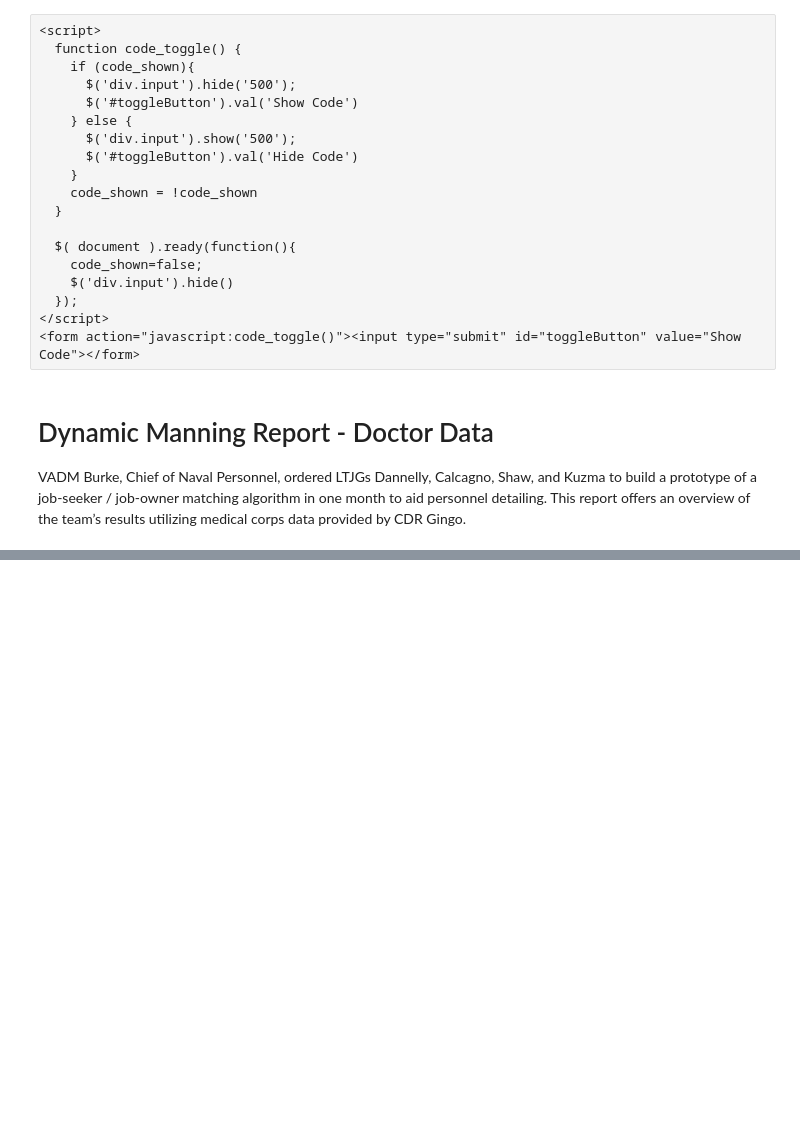
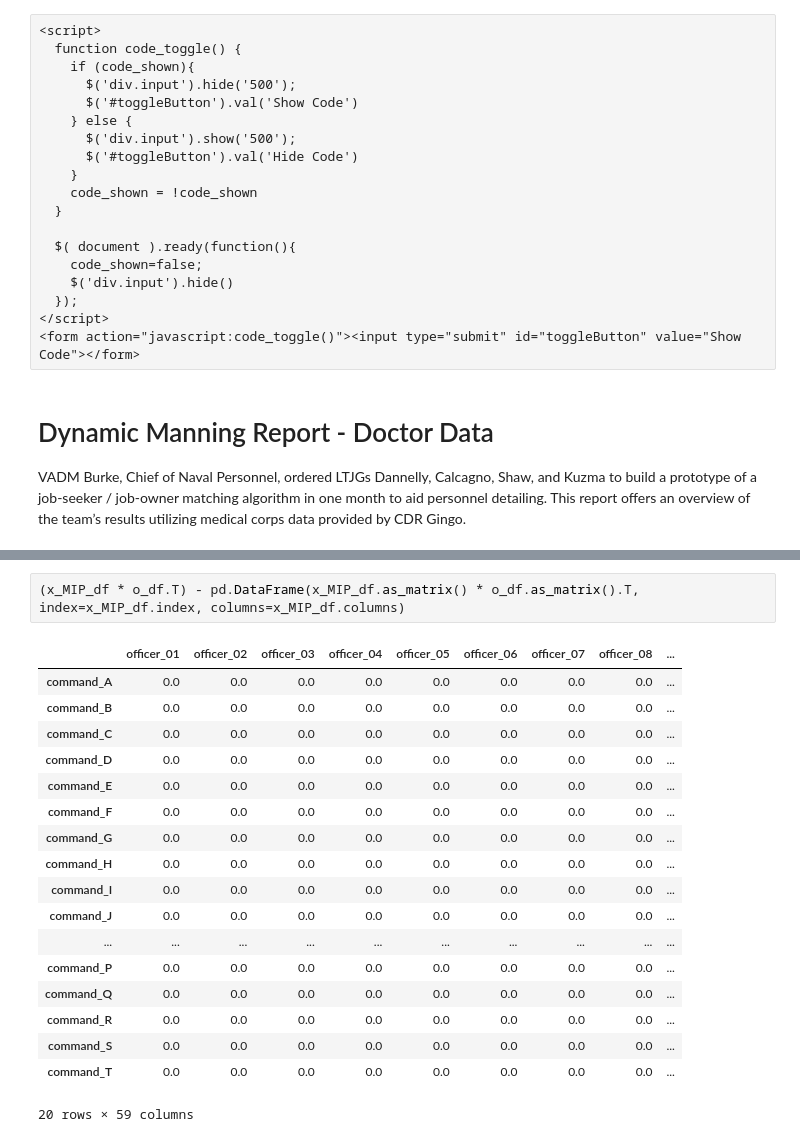
Before and after one commit to ieshaw/Dynamic_Manning, a Jupyter notebook: Code/Metrics_and_Match_Template.ipynb, the cells around one changed output, grey strips where cells are left out. Drawn from its saved outputs; the diff is of its cells as text; blank space fills up the shorter version.

```diff
--- a/Code/Metrics_and_Match_Template.ipynb
+++ b/Code/Metrics_and_Match_Template.ipynb
@@ -344,0 +281,21 @@ array([[ 361.,  676.,  361., ...,  400.,  576.,  441.],
+# %%
+(x_MIP_df * o_df.T) - pd.DataFrame(x_MIP_df.as_matrix() * o_df.as_matrix().T, index=x_MIP_df.index, columns=x_MIP_df.columns)
+# %% [output]
+|  | officer_01 | officer_02 | officer_03 | officer_04 | officer_05 | officer_06 | officer_07 | officer_08 | ... |
+| command_A | 0.0 | 0.0 | 0.0 | 0.0 | 0.0 | 0.0 | 0.0 | 0.0 | ... |
+| command_B | 0.0 | 0.0 | 0.0 | 0.0 | 0.0 | 0.0 | 0.0 | 0.0 | ... |
+| command_C | 0.0 | 0.0 | 0.0 | 0.0 | 0.0 | 0.0 | 0.0 | 0.0 | ... |
+| command_D | 0.0 | 0.0 | 0.0 | 0.0 | 0.0 | 0.0 | 0.0 | 0.0 | ... |
+| command_E | 0.0 | 0.0 | 0.0 | 0.0 | 0.0 | 0.0 | 0.0 | 0.0 | ... |
+| command_F | 0.0 | 0.0 | 0.0 | 0.0 | 0.0 | 0.0 | 0.0 | 0.0 | ... |
+| command_G | 0.0 | 0.0 | 0.0 | 0.0 | 0.0 | 0.0 | 0.0 | 0.0 | ... |
+| command_H | 0.0 | 0.0 | 0.0 | 0.0 | 0.0 | 0.0 | 0.0 | 0.0 | ... |
+| command_I | 0.0 | 0.0 | 0.0 | 0.0 | 0.0 | 0.0 | 0.0 | 0.0 | ... |
+| command_J | 0.0 | 0.0 | 0.0 | 0.0 | 0.0 | 0.0 | 0.0 | 0.0 | ... |
+| ... | ... | ... | ... | ... | ... | ... | ... | ... | ... |
+| command_P | 0.0 | 0.0 | 0.0 | 0.0 | 0.0 | 0.0 | 0.0 | 0.0 | ... |
+| command_Q | 0.0 | 0.0 | 0.0 | 0.0 | 0.0 | 0.0 | 0.0 | 0.0 | ... |
+| command_R | 0.0 | 0.0 | 0.0 | 0.0 | 0.0 | 0.0 | 0.0 | 0.0 | ... |
+| command_S | 0.0 | 0.0 | 0.0 | 0.0 | 0.0 | 0.0 | 0.0 | 0.0 | ... |
+| command_T | 0.0 | 0.0 | 0.0 | 0.0 | 0.0 | 0.0 | 0.0 | 0.0 | ... |
+20 rows × 59 columns
```
Also changed, not shown: parts of 31 cells of this notebook, 3 other files.
